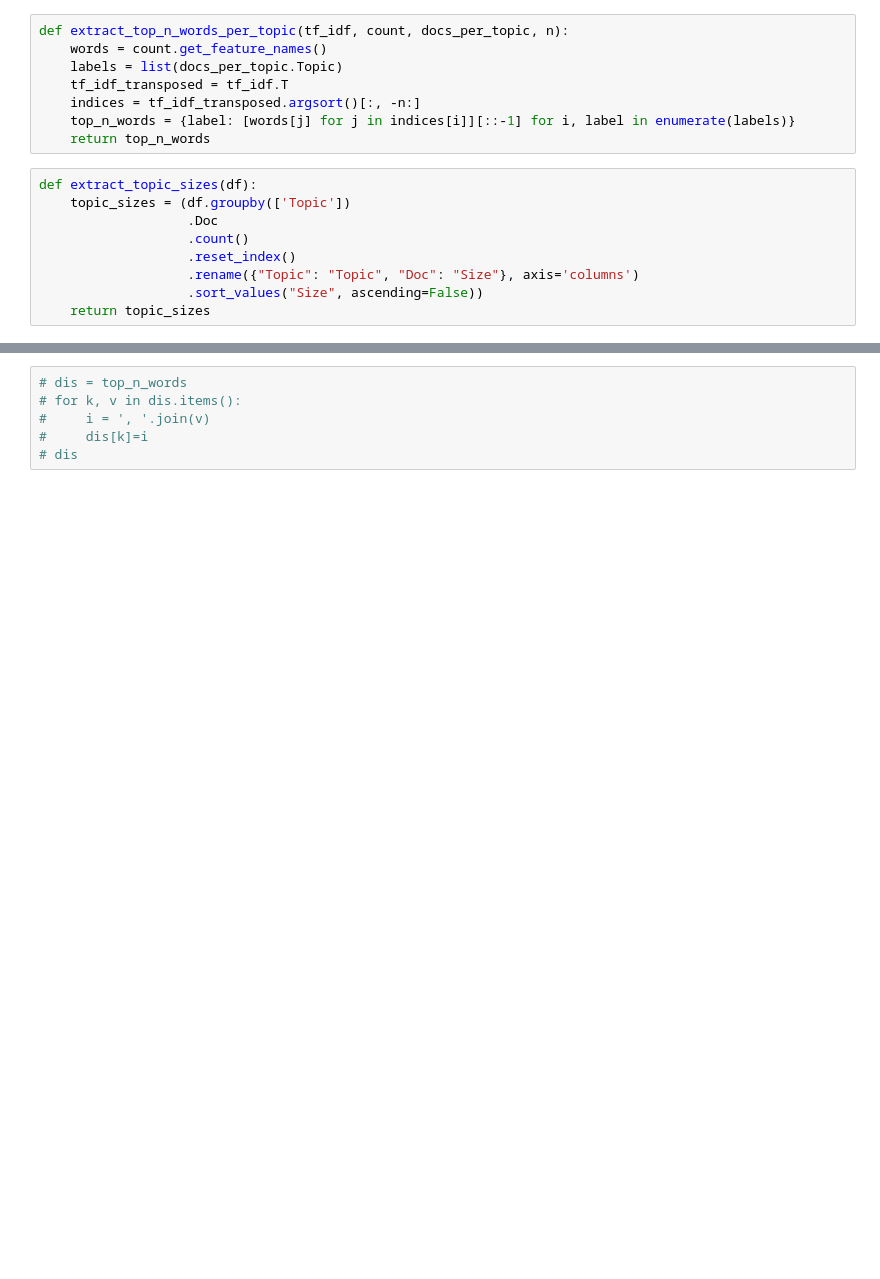
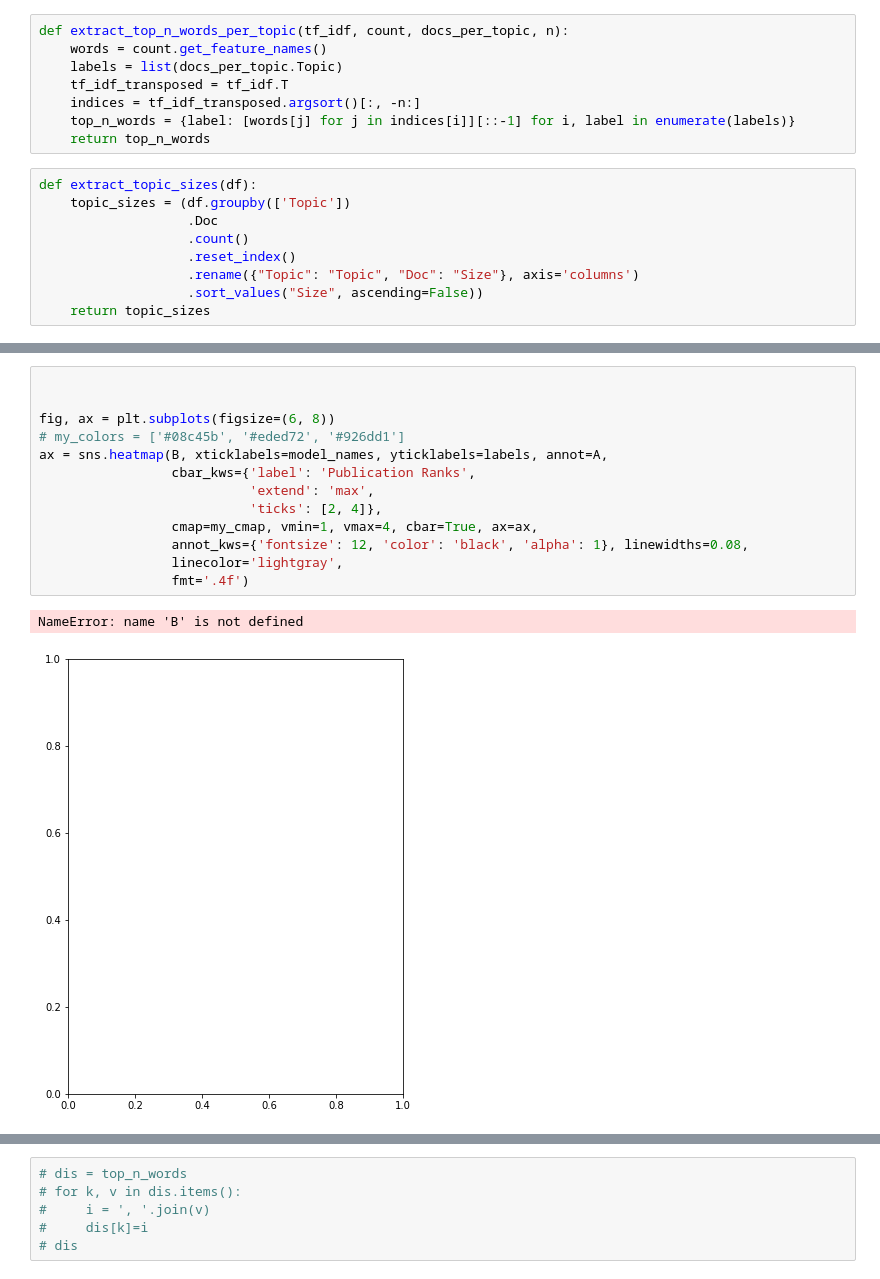
Before and after one commit to pruthvi-hegde/biomedvis, a Jupyter notebook: notebooks/topic_clustering.ipynb, the cells around one changed output, grey strips where cells are left out. Cells and saved outputs as stored; diff of their text form; blank space fills up the shorter version.

```diff
--- a/notebooks/topic_clustering.ipynb
+++ b/notebooks/topic_clustering.ipynb
@@ -161,0 +345,16 @@ docs_per_topic
+# %%
+
+
+fig, ax = plt.subplots(figsize=(6, 8))
+# my_colors = ['#08c45b', '#eded72', '#926dd1']
+ax = sns.heatmap(B, xticklabels=model_names, yticklabels=labels, annot=A,
+                 cbar_kws={'label': 'Publication Ranks',
+                           'extend': 'max',
+                           'ticks': [2, 4]},
+                 cmap=my_cmap, vmin=1, vmax=4, cbar=True, ax=ax,
+                 annot_kws={'fontsize': 12, 'color': 'black', 'alpha': 1}, linewidths=0.08,
+                 linecolor='lightgray',
+                 fmt='.4f')
+# %% [output]
+NameError: name 'B' is not defined
+[figure, added]
```
Also changed, not shown: parts of 15 cells of this notebook, 3 other files.
